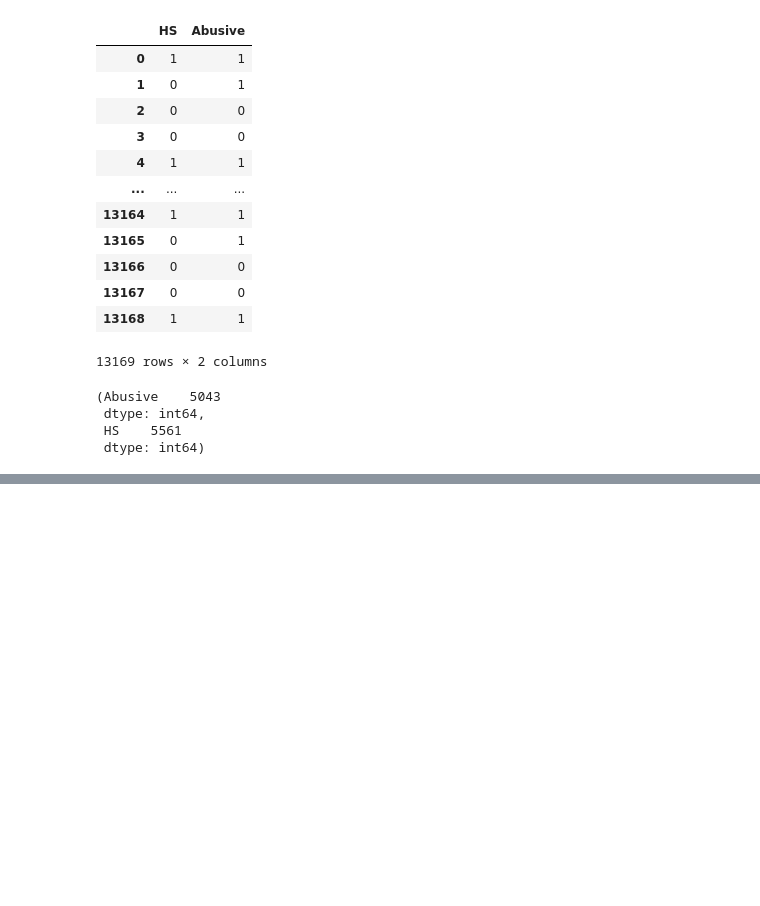
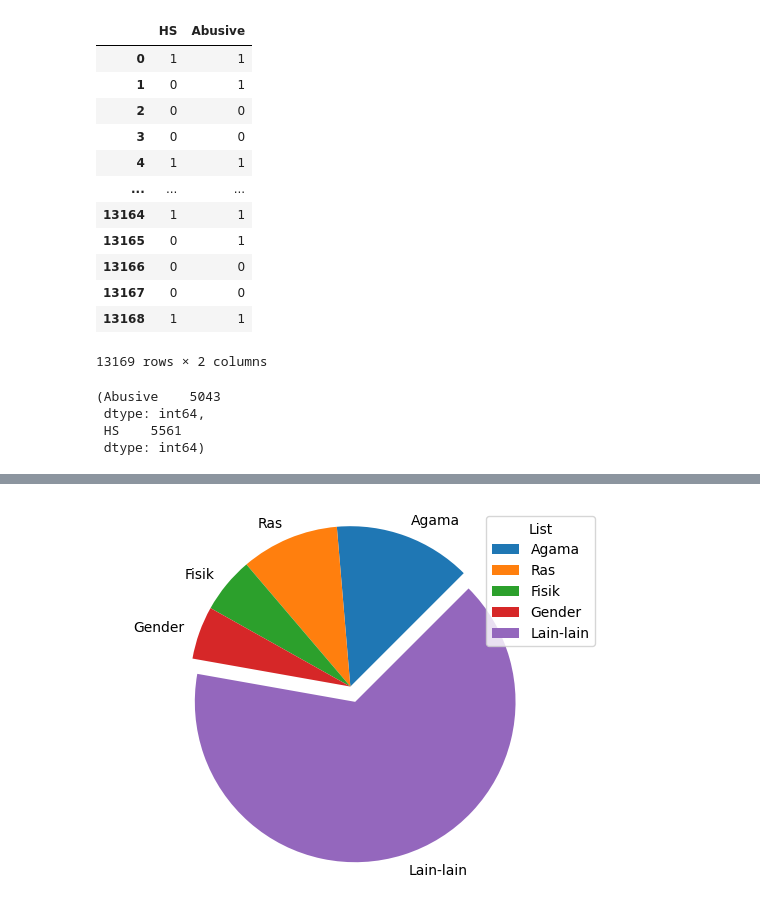
Before and after one commit to jsprii/F-DSC24001074-18-Jos-Cleansing-Gold, a Jupyter notebook: data_processing.ipynb, the cells around one changed output, grey strips where cells are left out. Saved outputs shown, nothing was run; the diff lists cells and outputs as text; code cells hidden in the pictures; blank space fills up the shorter version.

```diff
--- a/data_processing.ipynb
+++ b/data_processing.ipynb
@@ -64,0 +161,11 @@ hitung_abusive, hitung_hs
+# %%
+firms = ["Agama","Ras","Fisik","Gender","Lain-lain"]
+market_share = [793, 566, 323, 306, 3740]
+Explode = [0,0,0,0,0.1]
+plt.pie(market_share,explode=Explode,labels=firms,shadow=False,
+        startangle=45)
+plt.axis('equal')
+plt.legend(title="List")
+plt.show()
+# %% [output]
+[figure, added]
```
Also changed, not shown: parts of 11 cells of this notebook.
